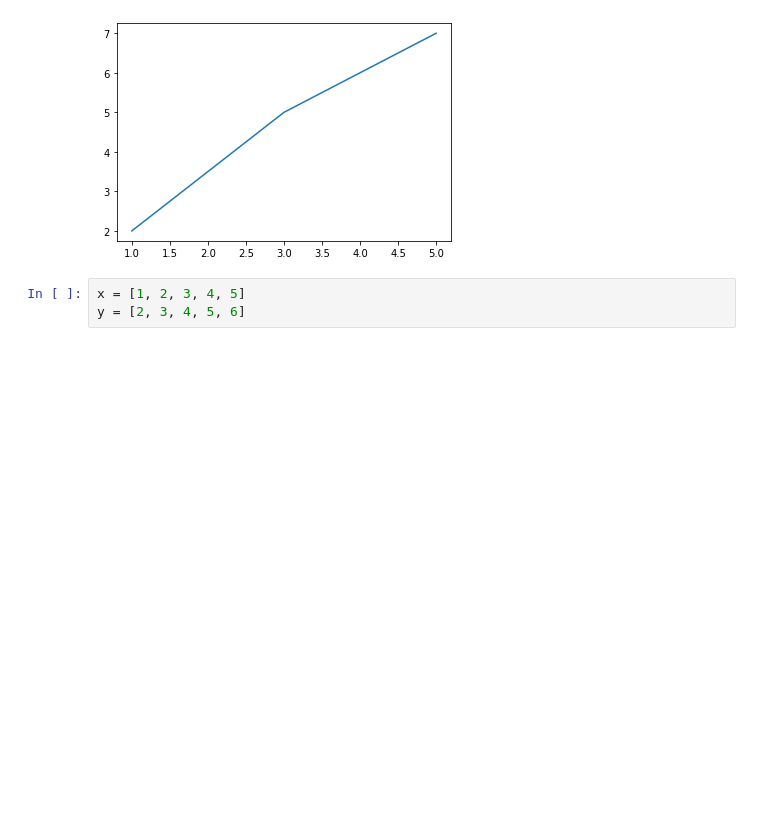
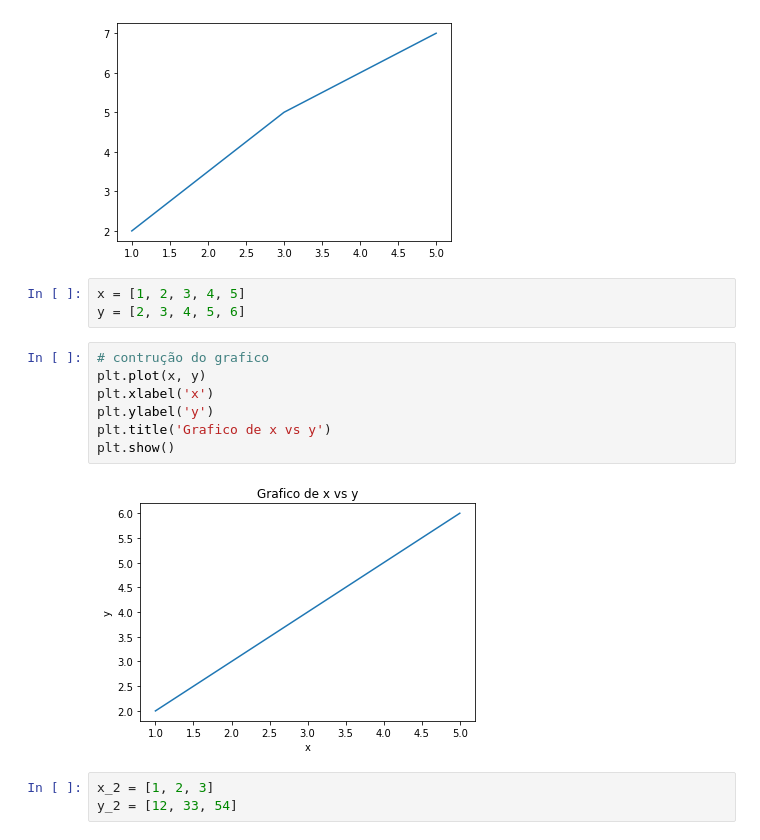
Before and after one commit to caiquemiranda/python-data-analysis-fundamentals, a Jupyter notebook: cap08-modulos-analise-dados-python/02-matplotlib.ipynb, the cells around one changed output. Saved outputs shown, nothing was run; the diff lists cells and outputs as text; blank space fills up the shorter version.

```diff
--- a/cap08-modulos-analise-dados-python/02-matplotlib.ipynb
+++ b/cap08-modulos-analise-dados-python/02-matplotlib.ipynb
@@ -19,3 +19,15 @@ plt.show()
 # %%
 x = [1, 2, 3, 4, 5]
 y = [2, 3, 4, 5, 6]
+# %%
+# contrução do grafico
+plt.plot(x, y)
+plt.xlabel('x')
+plt.ylabel('y')
+plt.title('Grafico de x vs y')
+plt.show()
+# %% [output]
+[figure, added]
+# %%
+x_2 = [1, 2, 3]
+y_2 = [12, 33, 54]
```
Also changed, not shown: parts of 44 cells of this notebook.
